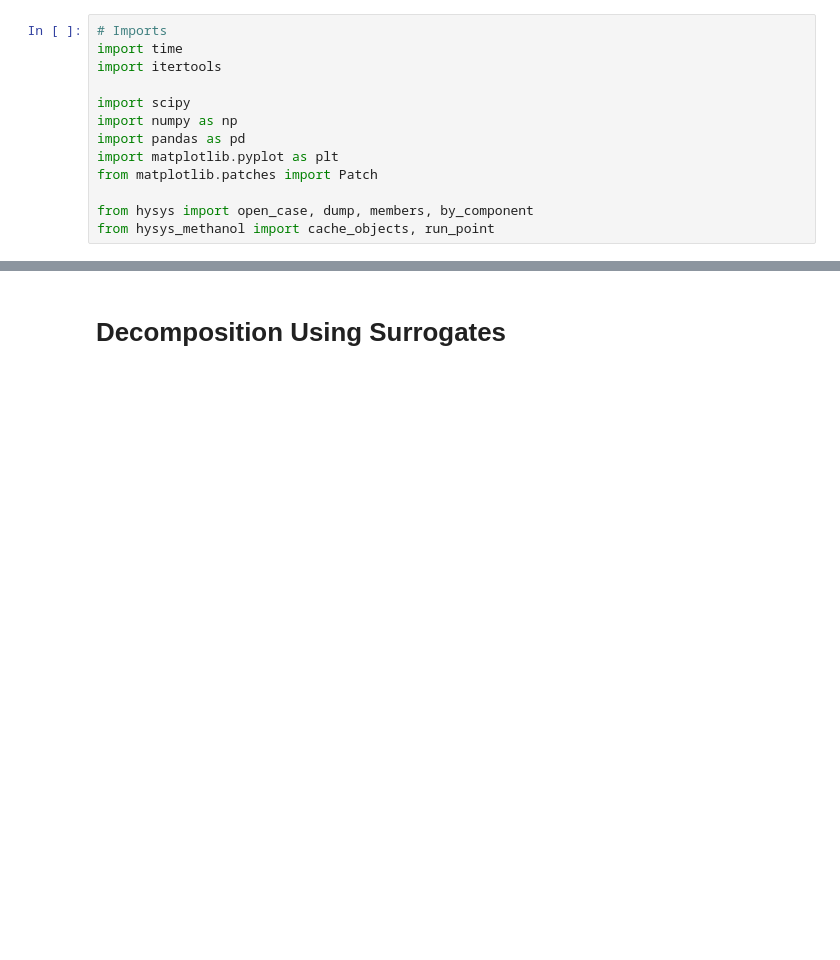
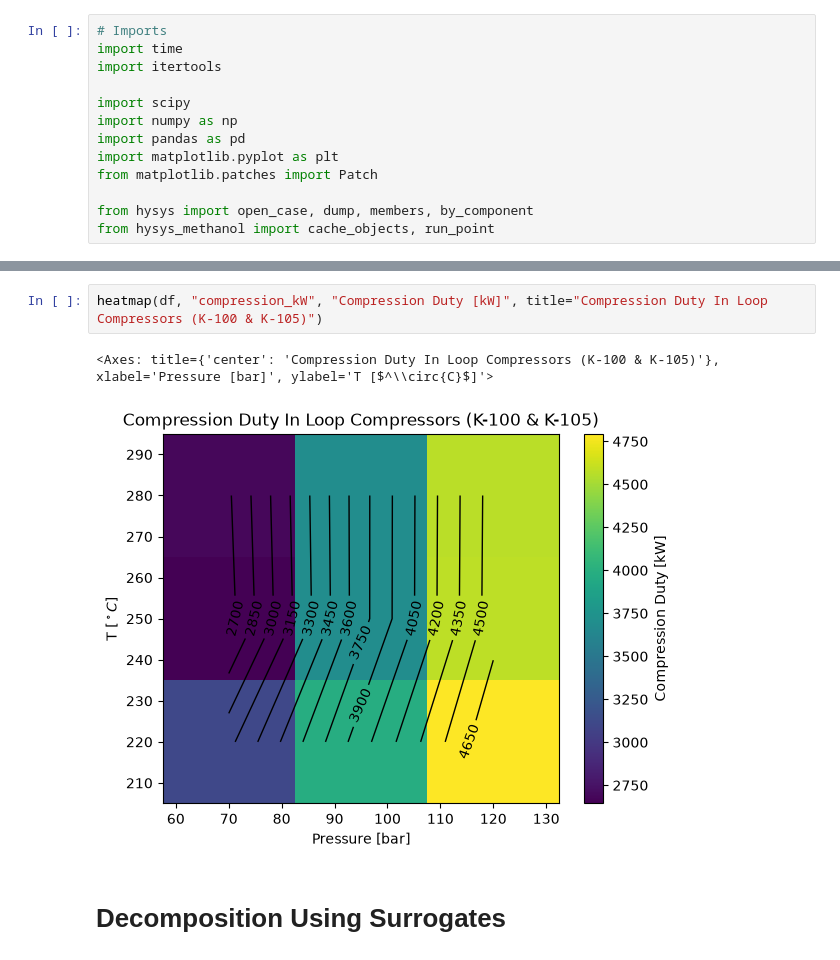
Before and after one commit to Kai360-dot/HYSYS_MeOH, a Jupyter notebook: surrogate_decomposition.ipynb, the cells around one changed output, grey strips where cells are left out. Saved outputs shown, nothing was run; the diff lists cells and outputs as text; blank space fills up the shorter version.

```diff
--- a/surrogate_decomposition.ipynb
+++ b/surrogate_decomposition.ipynb
@@ -122,3 +144,8 @@ heatmap(df, "reactor_dP_kPa", "pressure drop (PFR) [kPa]", title="Pressure Drop"
+# %%
+heatmap(df, "compression_kW", "Compression Duty [kW]", title="Compression Duty In Loop Compressors (K-100 & K-105)")
+# %% [output]
+<Axes: title={'center': 'Compression Duty In Loop Compressors (K-100 & K-105)'}, xlabel='Pressure [bar]', ylabel='T [$^\\circ{C}$]'>
+[figure, added]
 # %% [markdown]
 # Decomposition Using Surrogates
 # %%
```
Also changed, not shown: parts of 9 cells of this notebook.
